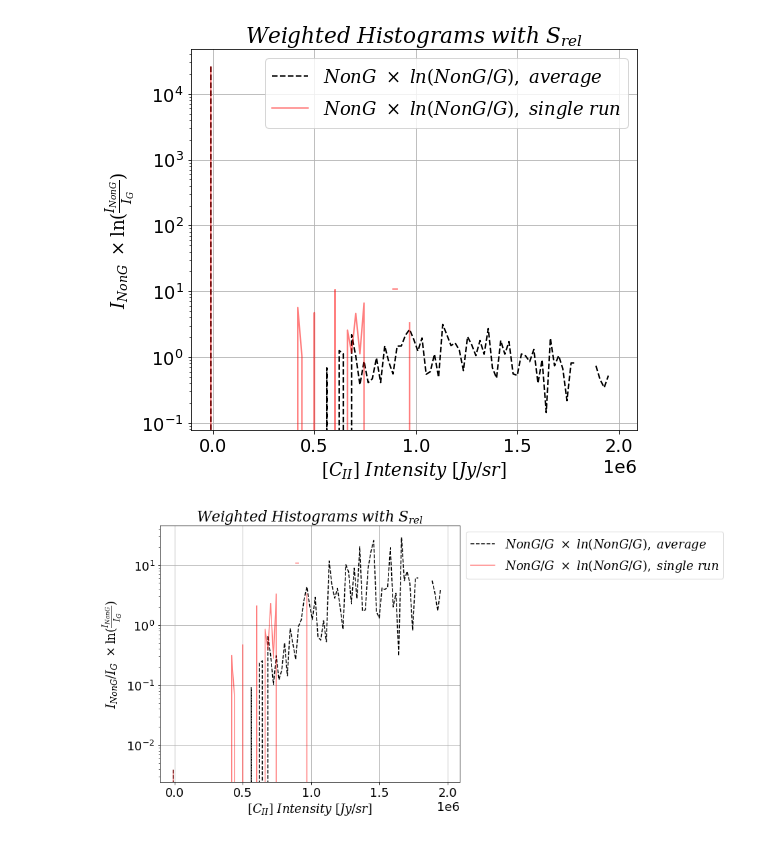
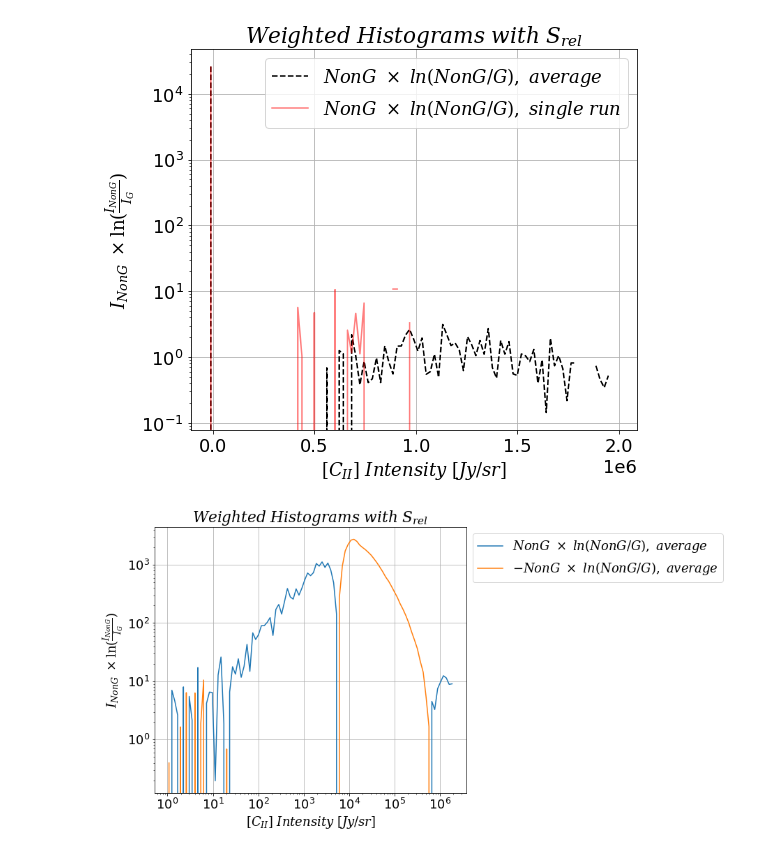
Before and after one commit to PatrickHorlaville/CITA_LIM, a Jupyter notebook: Nate_sims_avg.ipynb, the cells around one changed output. Saved outputs shown, nothing was run; the diff lists cells and outputs as text; code cells hidden in the pictures.

Commit message:
adding hist ranges and xlog org

```diff
--- a/Nate_sims_avg.ipynb
+++ b/Nate_sims_avg.ipynb
@@ -120,7 +120,9 @@ for i in range(len(onlyfiles)):
 
     forecast = ngauss_lum[i].value + noise_map
 
-    n_ng[i], _, _ = plt.hist(forecast.flatten(), bins = np.linspace(-20000, 2000000, 100), alpha = 0.5, histtype = 'step')
+    n_ng[i], bins, _ = plt.hist(forecast.flatten(), bins = np.logspace(0, np.log10(2000000), 100), alpha = 0.5, histtype = 'step')
+
+    center = (bins[:-1] + bins[1:]) / 2
 
     plt.xlabel(r'$[C_{II}]$ Intensity [Jy/sr]')
     plt.ylabel('Count')
@@ -246,14 +296,20 @@ plt.savefig('casca/plots/weighted_hist_2e6.png', bbox_inches = 'tight')
 # %% [output]
 [figure]
 # %%
-plt.plot(center, (avg_ngauss/avg_gauss)*np.log(avg_ngauss/avg_gauss), '--k', label = r'$NonG/G\ \times\ ln(NonG/G),\ average$')
-plt.plot(center, (n_ng[4]/n_g[4])*np.log(n_ng[4]/n_g[4]), 'r', label = r'$NonG/G\ \times\ ln(NonG/G),\ single\ run$', alpha = 0.5)
+plt.plot(center, avg_ngauss*np.log(avg_ngauss/avg_gauss), label = r'$NonG\ \times\ ln(NonG/G),\ average$')
+plt.plot(center, -avg_ngauss*np.log(avg_ngauss/avg_gauss), label = r'$-NonG\ \times\ ln(NonG/G),\ average$')
+
+#plt.plot(center, n_ng[4]*np.log(n_ng[4]/n_g[4]), 'r', label = r'$NonG\ \times\ ln(NonG/G),\ single\ run$', alpha = 0.5)
+#plt.plot(center, -n_ng[4]*np.log(n_ng[4]/n_g[4]), label = r'-$NonG\ \times\ ln(NonG/G),\ single\ run$', alpha = 0.5)
+
+
 plt.title(r'$Weighted\ Histograms\ with\ S_{rel}$')
 plt.xlabel(r'$[C_{II}]\ Intensity\ [Jy/sr]$')
 plt.legend(bbox_to_anchor = (1,1))
-plt.ylabel(r'$I_{NonG}/I_{G}\ \times \ln(\frac{I_{NonG}}{I_{G}})$')
+plt.ylabel(r'$I_{NonG}\ \times \ln(\frac{I_{NonG}}{I_{G}})$')
 plt.grid()
 plt.yscale('log')
-#plt.savefig('casca/plots/weighted_hist_alt_2e6.png', bbox_inches = 'tight')
+plt.xscale('log')
+plt.savefig('casca/plots/2e6/xlog/weighted_hist_2e6_xlog.png', bbox_inches = 'tight')
 # %% [output]
-[figure, old version]
+[figure, new version]
```
Also changed, not shown: parts of 8 cells of this notebook, 18 other files.
